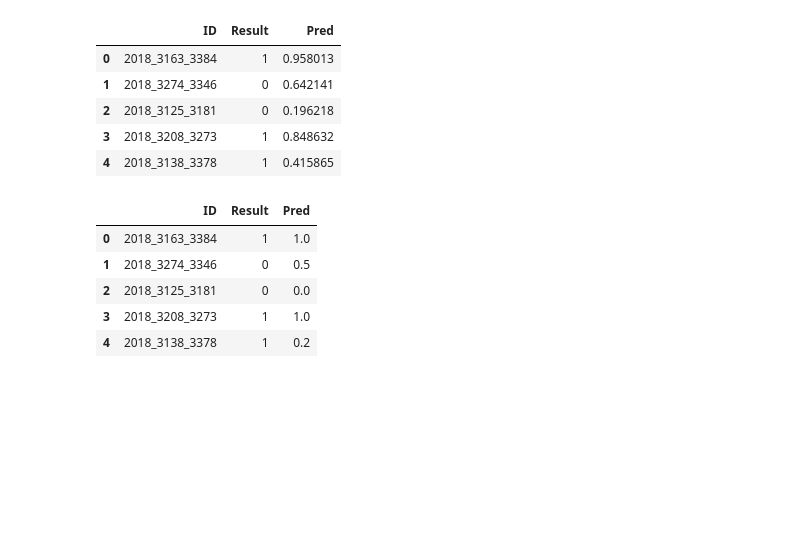
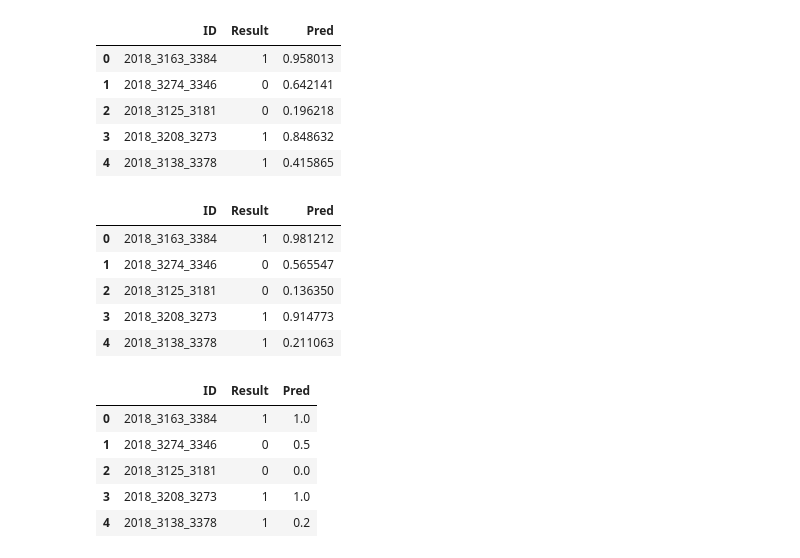
Before and after one commit to Dedomena-exerevnitis/mids-w207-kaggle, a Jupyter notebook: W207_Two-Stage-For-Submission-Evaluation.ipynb, the cells around one changed output. Drawn from its saved outputs; the diff is of its cells as text; code cells hidden in the pictures; blank space fills up the shorter version.

```diff
--- a/W207_Two-Stage-For-Submission-Evaluation.ipynb
+++ b/W207_Two-Stage-For-Submission-Evaluation.ipynb
@@ -491,6 +506,16 @@ X_test_with_ID.head()
 | 1010 | 2018 | 3280 | 3417 | 0.500000 | 2.0 | 0.811172 | 2018_3280_3417 |
 | 1011 | 2018 | 3400 | 3417 | 0.200000 | 0.0 | 0.551993 | 2018_3400_3417 |
 | 1012 | 2018 | 3113 | 3304 | 0.176471 | 4.0 | 0.655091 | 2018_3113_3304 |
+# %%
+#Fit the LogisticRegression Model - BASELINE
+logreg_bl = LogisticRegression()
+logreg_bl.fit(X_train_baseline,y_train_baseline)
+pred_sub_bl = logreg.predict_proba(X_test_baseline)
+
+#Create the final prediction data frame and output the subission csv file
+df_sub_logreg_bl = pd.DataFrame(data=X_test_baseline_with_ID['ID'],columns=['ID'])
+df_sub_logreg_bl['Pred']=pred_sub_bl[:,1]
+df_sub_logreg_bl.to_csv('NCAA_Pred_2018_logreg_baseline.csv', index=False)
 # %%
 #Fit the LogisticRegression Model
 logreg = LogisticRegression()
@@ -523,6 +548,16 @@ df_eval_logreg.head()
 | 2 | 2018_3125_3181 | 0 | 0.196218 |
 | 3 | 2018_3208_3273 | 1 | 0.848632 |
 | 4 | 2018_3138_3378 | 1 | 0.415865 |
+# %%
+df_eval_logreg_bl = df_result.merge(df_sub_logreg_bl, left_on='ID', right_on='ID', how='left')
+df_eval_logreg_bl.head()
+# %% [output]
+|  | ID | Result | Pred |
+| 0 | 2018_3163_3384 | 1 | 0.981212 |
+| 1 | 2018_3274_3346 | 0 | 0.565547 |
+| 2 | 2018_3125_3181 | 0 | 0.136350 |
+| 3 | 2018_3208_3273 | 1 | 0.914773 |
+| 4 | 2018_3138_3378 | 1 | 0.211063 |
 # %%
 df_eval_ranfor = df_result.merge(df_sub_ranfor, left_on='ID', right_on='ID', how='left')
 df_eval_ranfor.head()
```
Also changed, not shown: parts of 9 cells of this notebook.
